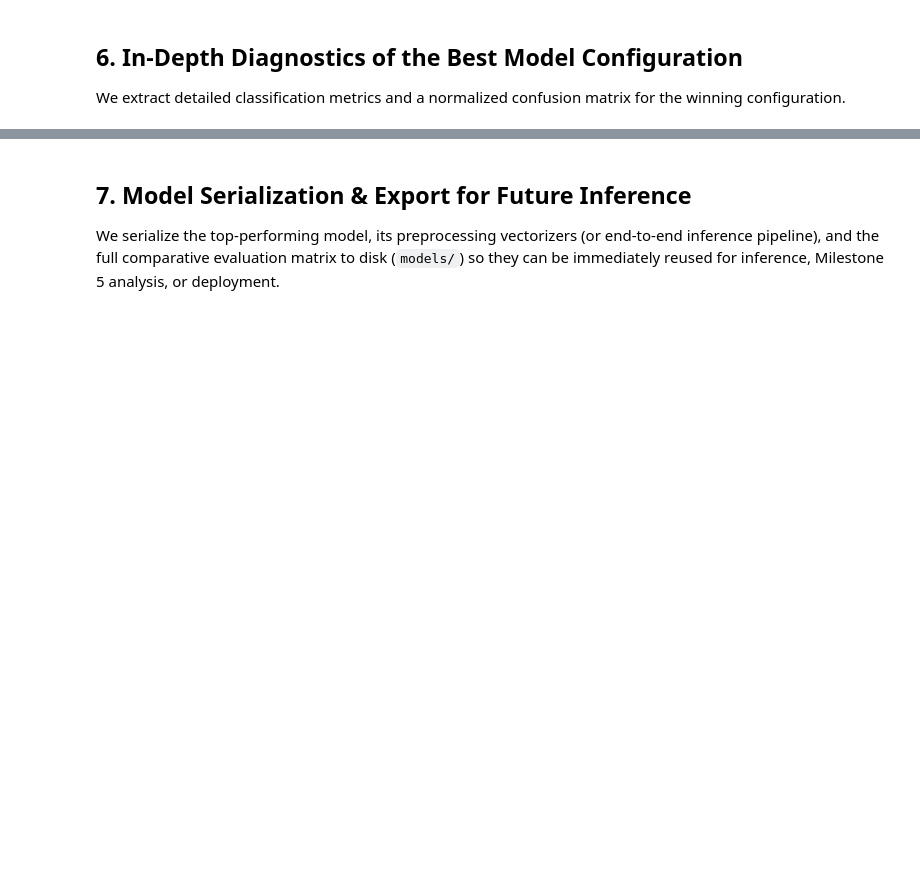
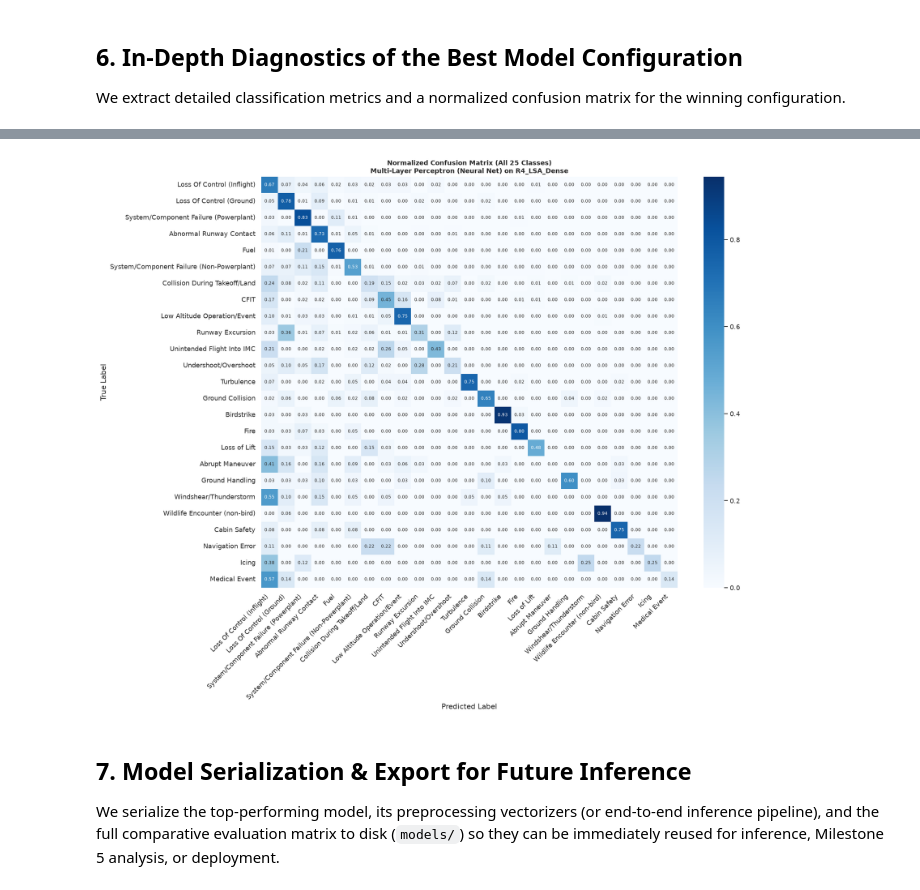
Before and after one commit to Solka99/AviationIncidents, a Jupyter notebook: model_training.ipynb, the cells around one changed output, grey strips where cells are left out. Saved outputs shown, nothing was run; the diff lists cells and outputs as text; code cells hidden in the pictures; blank space fills up the shorter version.

```diff
--- a/model_training.ipynb
+++ b/model_training.ipynb
@@ -362,3 +364,21 @@ plt.show()
+# %%
+all_classes = y_train.value_counts().index.tolist()
+
+cm_all = confusion_matrix(y_test, y_pred_best, labels=all_classes)
+cm_all_norm = cm_all.astype('float') / cm_all.sum(axis=1)[:, np.newaxis]
+
+plt.figure(figsize=(16, 13))
+sns.heatmap(cm_all_norm, annot=True, fmt='.2f', cmap='Blues', annot_kws={'size': 7},
+            xticklabels=all_classes, yticklabels=all_classes)
+plt.title(f"Normalized Confusion Matrix (All {len(all_classes)} Classes)\n{best_row['Model_Name']} on {best_row['Representation']}", fontsize=11, fontweight='bold')
+plt.xlabel("Predicted Label")
+plt.ylabel("True Label")
+plt.xticks(rotation=45, ha='right')
+plt.yticks(rotation=0)
+plt.tight_layout()
+plt.show()
+# %% [output]
+[figure, added]
 # %% [markdown]
 ## 7. Model Serialization & Export for Future Inference
 
```
Also changed, not shown: parts of 9 cells of this notebook, 5 other files.
